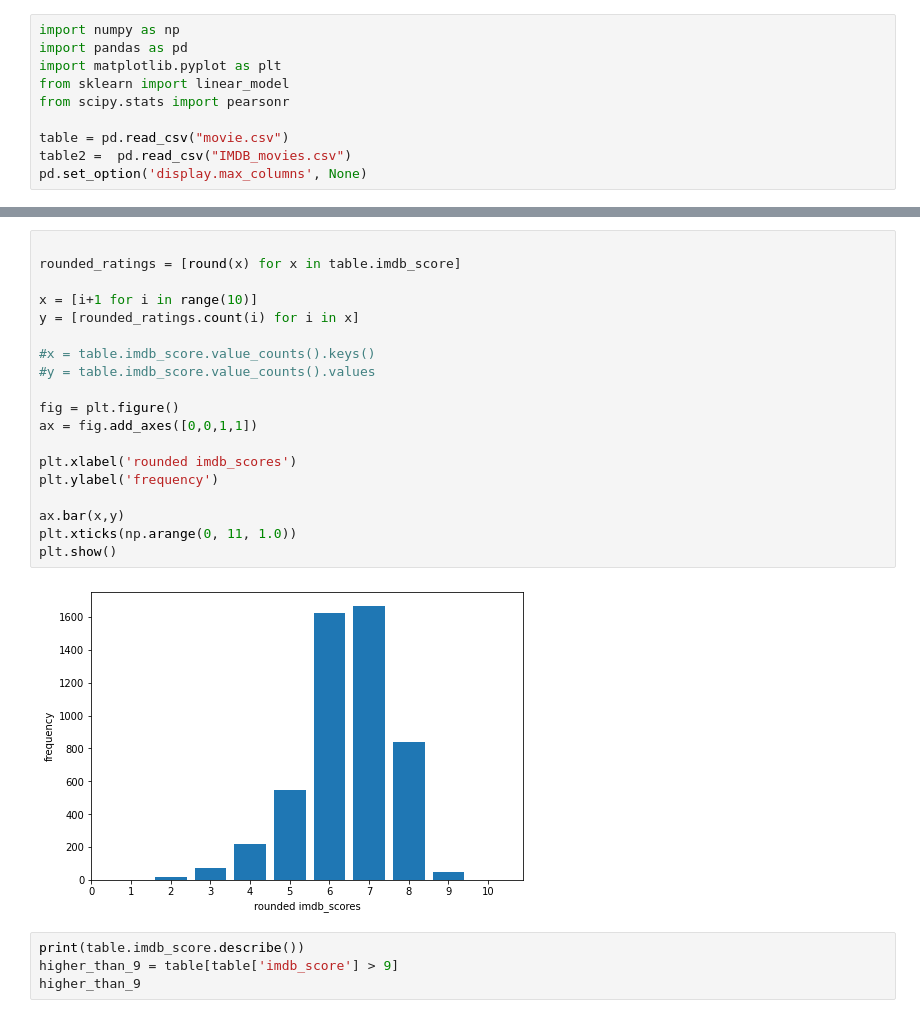
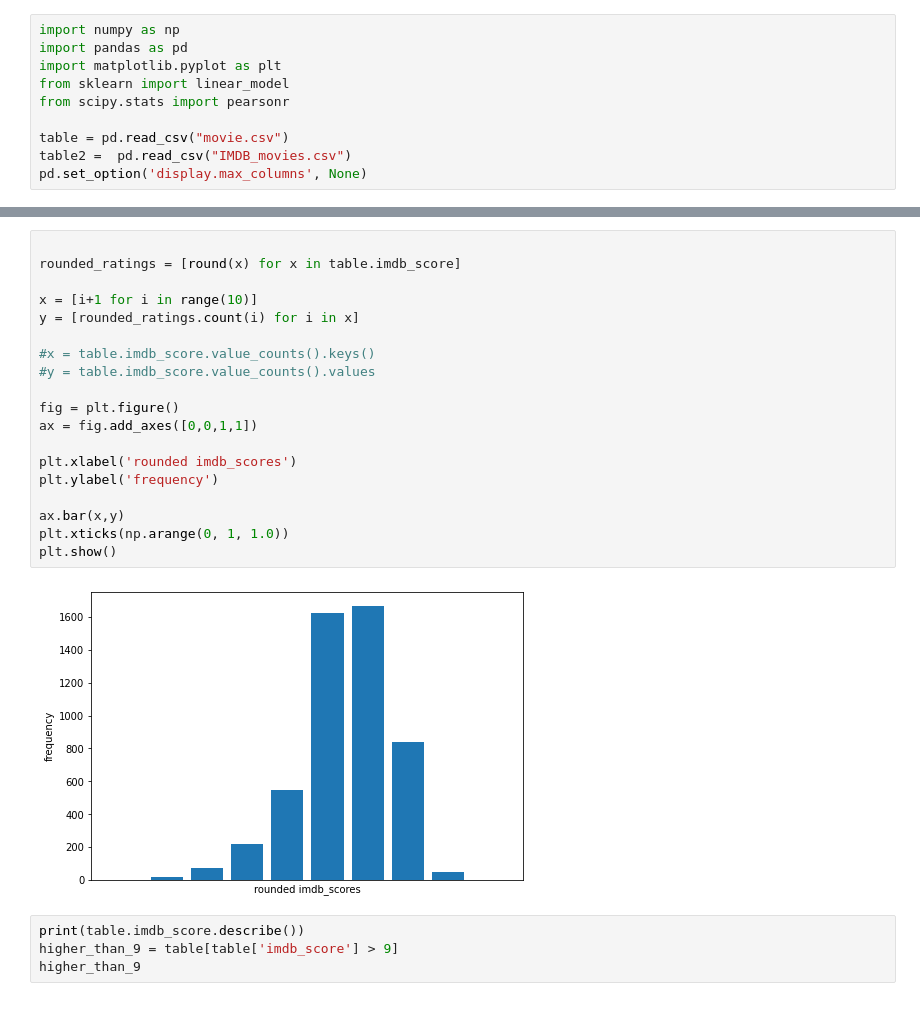
Before and after one commit to Verrem98/Film_dataset_analysis, a Jupyter notebook: main.ipynb, the cells around one changed output, grey strips where cells are left out. Saved outputs shown, nothing was run; the diff lists cells and outputs as text.

```diff
--- a/main.ipynb
+++ b/main.ipynb
@@ -59,24 +56,24 @@ See the caveats in the documentation: https://pandas.pydata.org/pandas-docs/stab
 # %%
 
 rounded_ratings = [round(x) for x in table.imdb_score]
 
 x = [i+1 for i in range(10)]
 y = [rounded_ratings.count(i) for i in x]
 
 #x = table.imdb_score.value_counts().keys()
 #y = table.imdb_score.value_counts().values
 
 fig = plt.figure()
 ax = fig.add_axes([0,0,1,1])
 
 plt.xlabel('rounded imdb_scores')
 plt.ylabel('frequency')
 
 ax.bar(x,y)
-plt.xticks(np.arange(0, 11, 1.0))
+plt.xticks(np.arange(0, 1, 1.0))
 plt.show()
 # %% [output]
-[figure, old version]
+[figure, new version]
 # %%
 print(table.imdb_score.describe())
 higher_than_9 = table[table['imdb_score'] > 9]
```
Also changed, not shown: parts of 6 cells of this notebook.
